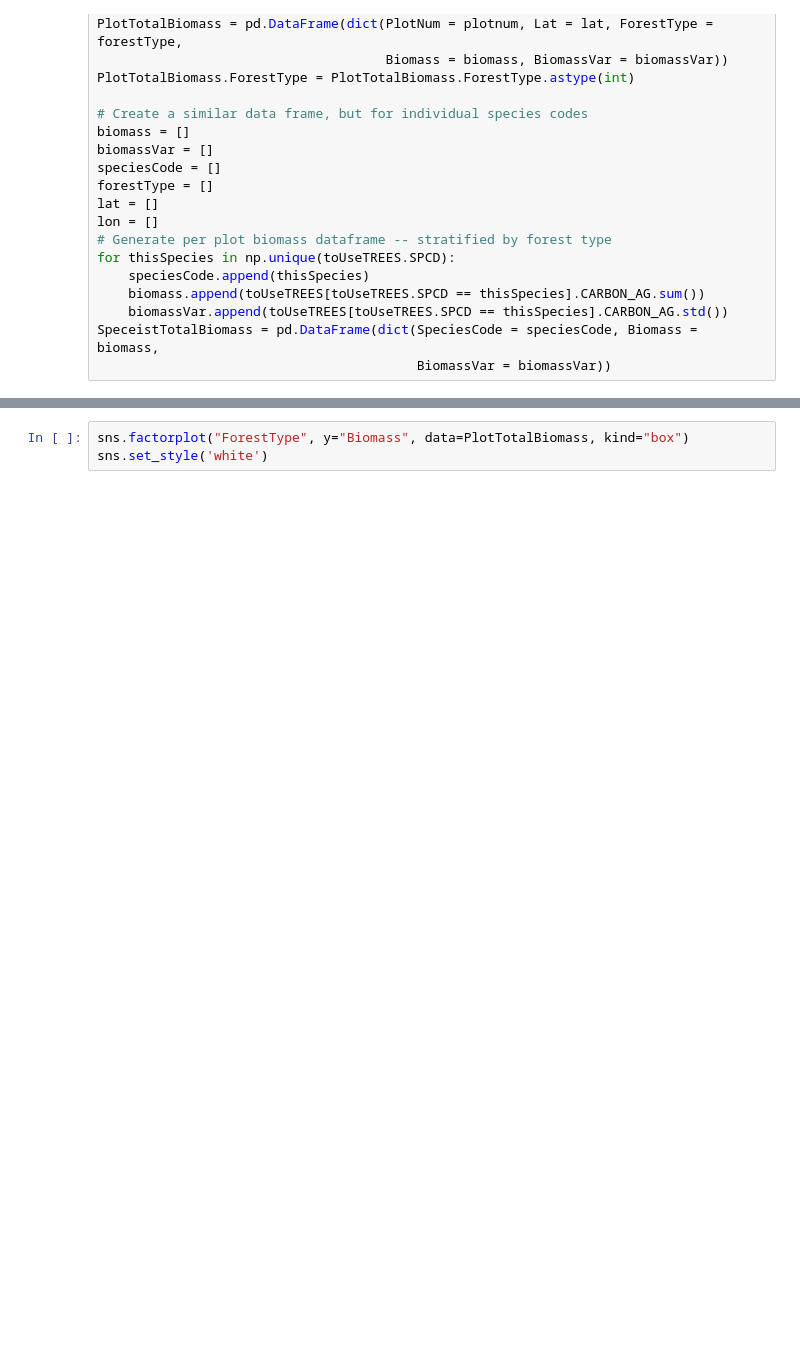
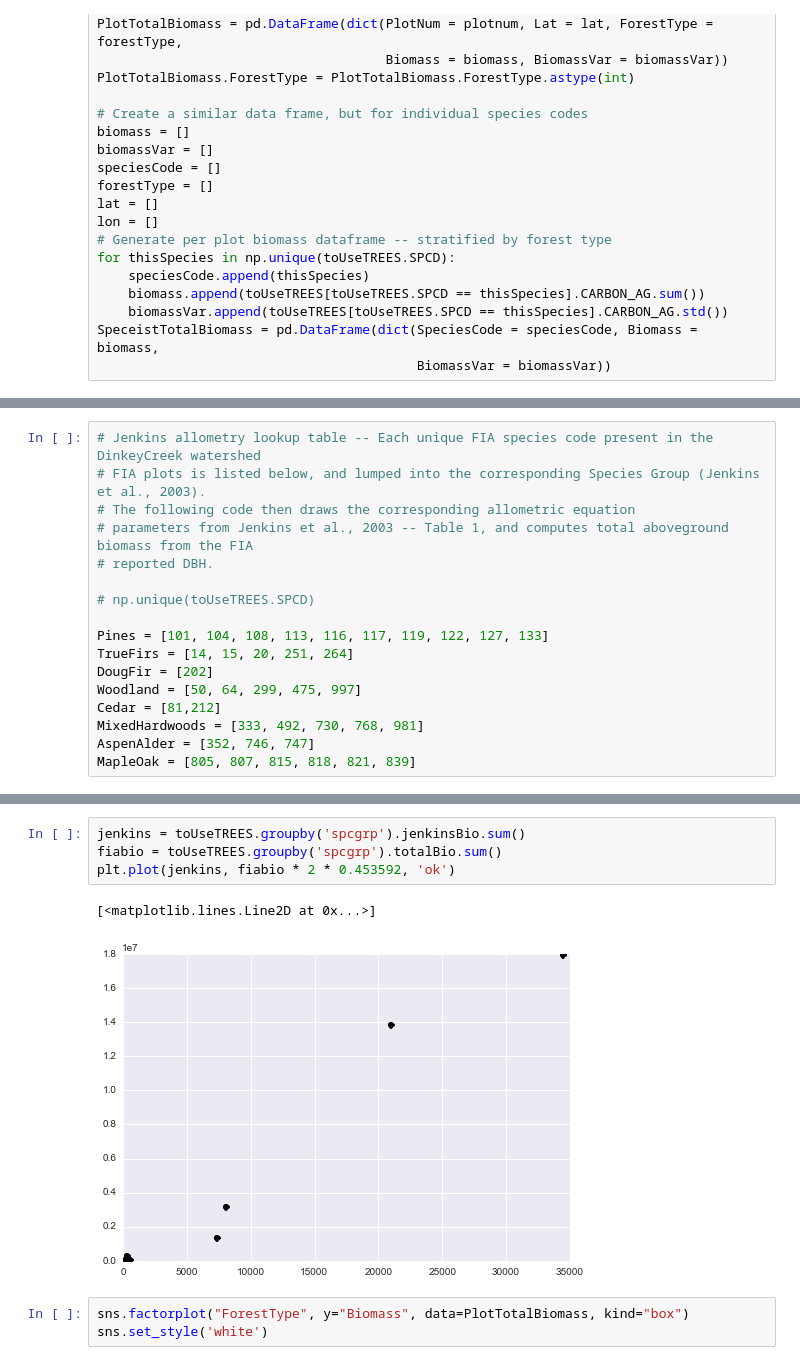
Before and after one commit to djkrofch/edulis, a Jupyter notebook: iPython_Notebooks/Dinkey_Creek/DinkeyCreek.ipynb, the cells around one changed output, grey strips where cells are left out. Drawn from its saved outputs; the diff is of its cells as text; blank space fills up the shorter version.

Commit message:
Finalized Jenkins biomass calculations
Added some code to take the FIA data and run the DIA column through each
appropriate allometry

```diff
--- a/iPython_Notebooks/Dinkey_Creek/DinkeyCreek.ipynb
+++ b/iPython_Notebooks/Dinkey_Creek/DinkeyCreek.ipynb
@@ -359,0 +356,17 @@ array([ 14,  15,  20,  50,  64,  81, 101, 104, 108, 113, 116, 117, 119,
+# %%
+# Jenkins allometry lookup table -- Each unique FIA species code present in the DinkeyCreek watershed
+# FIA plots is listed below, and lumped into the corresponding Species Group (Jenkins et al., 2003).
+# The following code then draws the corresponding allometric equation
+# parameters from Jenkins et al., 2003 -- Table 1, and computes total aboveground biomass from the FIA
+# reported DBH.
+
+# np.unique(toUseTREES.SPCD)
+
+Pines = [101, 104, 108, 113, 116, 117, 119, 122, 127, 133]
+TrueFirs = [14, 15, 20, 251, 264]
+DougFir = [202]
+Woodland = [50, 64, 299, 475, 997]
+Cedar = [81,212]
+MixedHardwoods = [333, 492, 730, 768, 981]
+AspenAlder = [352, 746, 747]
+MapleOak = [805, 807, 815, 818, 821, 839]
@@ -360,3 +449,10 @@ array([ 14,  15,  20,  50,  64,  81, 101, 104, 108, 113, 116, 117, 119,
+# %%
+jenkins = toUseTREES.groupby('spcgrp').jenkinsBio.sum()
+fiabio = toUseTREES.groupby('spcgrp').totalBio.sum()
+plt.plot(jenkins, fiabio * 2 * 0.453592, 'ok')
+# %% [output]
+[<matplotlib.lines.Line2D at 0x...>]
+[figure, added]
 # %%
 sns.factorplot("ForestType", y="Biomass", data=PlotTotalBiomass, kind="box")
 sns.set_style('white')
```
Also changed, not shown: parts of 4 cells of this notebook.
